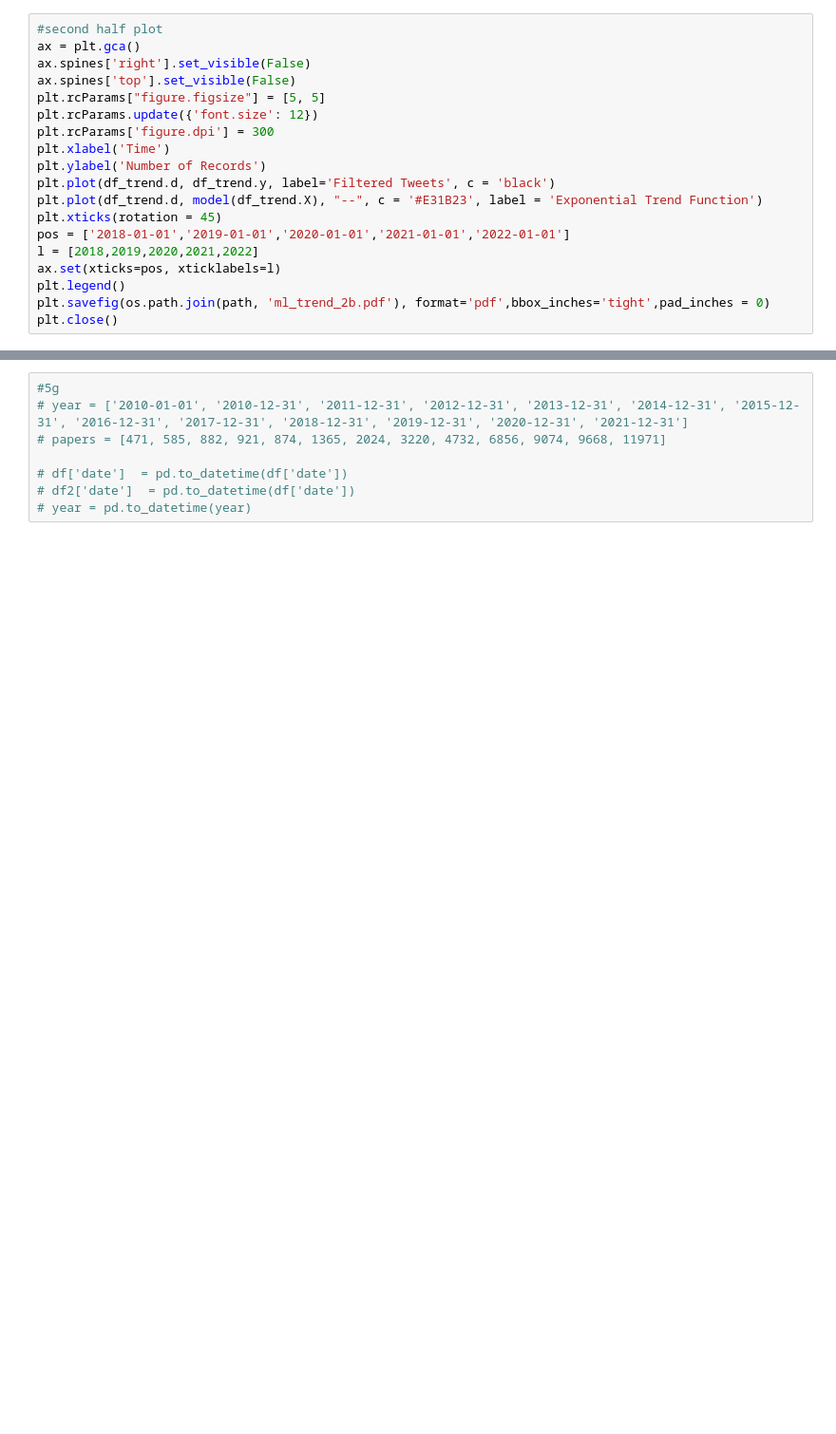
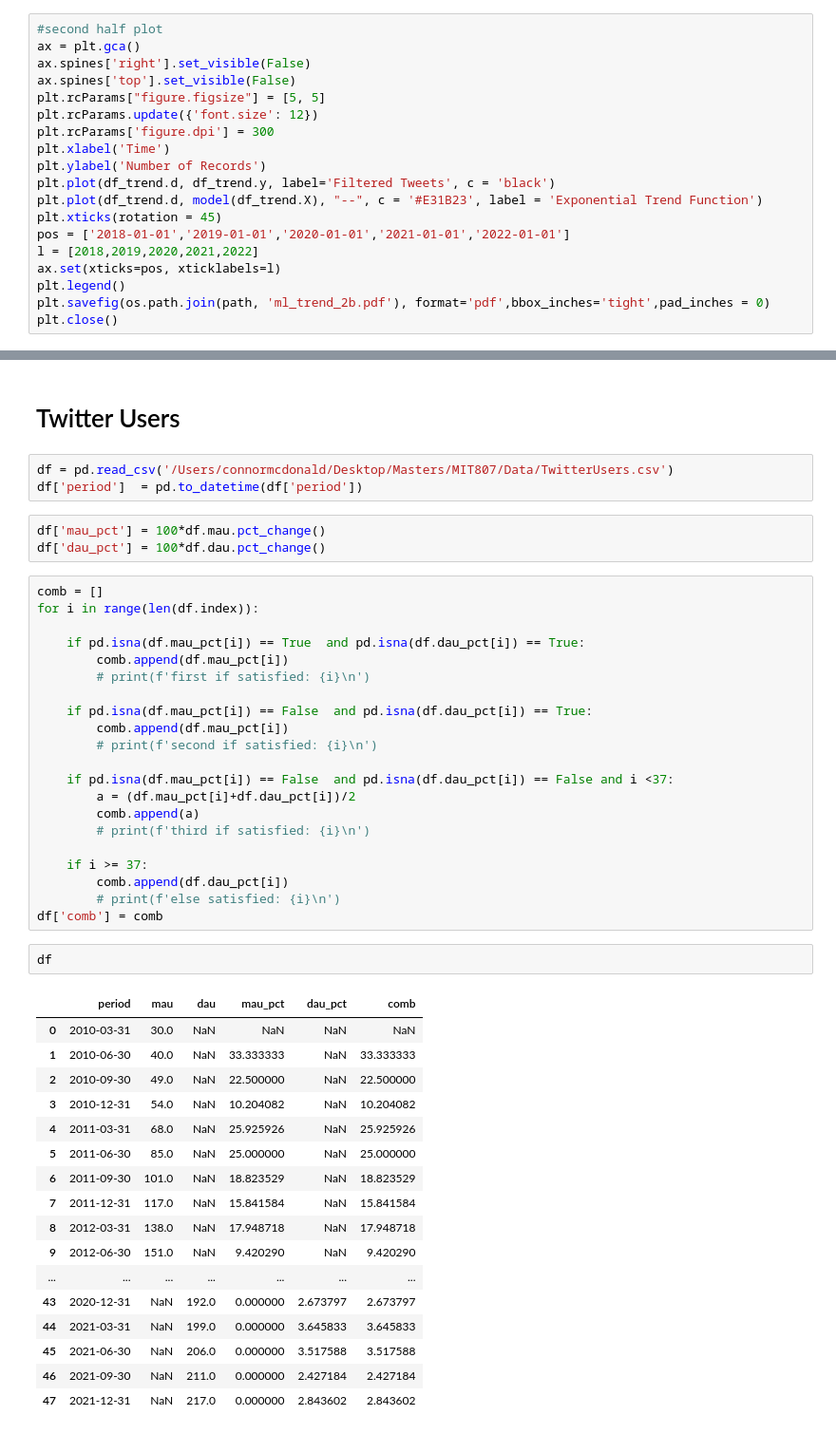
Before and after one commit to Connorrmcd6/Gartner-Hype-Cycle, a Jupyter notebook: Analysis/Notebooks/EDA_ML.ipynb, the cells around one changed output, grey strips where cells are left out. Shown at 95% size. Cells and saved outputs as stored; diff of their text form; blank space fills up the shorter version.

```diff
--- a/Analysis/Notebooks/EDA_ML.ipynb
+++ b/Analysis/Notebooks/EDA_ML.ipynb
@@ -230,8 +221,49 @@ plt.close()
-# %%
-#5g
-# year = ['2010-01-01', '2010-12-31', '2011-12-31', '2012-12-31', '2013-12-31', '2014-12-31', '2015-12-31', '2016-12-31', '2017-12-31', '2018-12-31', '2019-12-31', '2020-12-31', '2021-12-31']
-# papers = [471, 585, 882, 921, 874, 1365, 2024, 3220, 4732, 6856, 9074, 9668, 11971]
-
-# df['date']  = pd.to_datetime(df['date'])
-# df2['date']  = pd.to_datetime(df['date'])
-# year = pd.to_datetime(year)
+# %% [markdown]
+# Twitter Users
+# %%
+df = pd.read_csv('/Users/connormcdonald/Desktop/Masters/MIT807/Data/TwitterUsers.csv')
+df['period']  = pd.to_datetime(df['period'])
+# %%
+df['mau_pct'] = 100*df.mau.pct_change()
+df['dau_pct'] = 100*df.dau.pct_change()
+# %%
+comb = []
+for i in range(len(df.index)):
+
+    if pd.isna(df.mau_pct[i]) == True  and pd.isna(df.dau_pct[i]) == True:
+        comb.append(df.mau_pct[i])
+        # print(f'first if satisfied: {i}\n')
+
+    if pd.isna(df.mau_pct[i]) == False  and pd.isna(df.dau_pct[i]) == True:
+        comb.append(df.mau_pct[i])
+        # print(f'second if satisfied: {i}\n')
+
+    if pd.isna(df.mau_pct[i]) == False  and pd.isna(df.dau_pct[i]) == False and i <37:
+        a = (df.mau_pct[i]+df.dau_pct[i])/2
+        comb.append(a)
+        # print(f'third if satisfied: {i}\n')
+
+    if i >= 37:
+        comb.append(df.dau_pct[i])
+        # print(f'else satisfied: {i}\n')
+df['comb'] = comb
+# %%
+df
+# %% [output]
+|  | period | mau | dau | mau_pct | dau_pct | comb |
+| 0 | 2010-03-31 | 30.0 | NaN | NaN | NaN | NaN |
+| 1 | 2010-06-30 | 40.0 | NaN | 33.333333 | NaN | 33.333333 |
+| 2 | 2010-09-30 | 49.0 | NaN | 22.500000 | NaN | 22.500000 |
+| 3 | 2010-12-31 | 54.0 | NaN | 10.204082 | NaN | 10.204082 |
+| 4 | 2011-03-31 | 68.0 | NaN | 25.925926 | NaN | 25.925926 |
+| 5 | 2011-06-30 | 85.0 | NaN | 25.000000 | NaN | 25.000000 |
+| 6 | 2011-09-30 | 101.0 | NaN | 18.823529 | NaN | 18.823529 |
+| 7 | 2011-12-31 | 117.0 | NaN | 15.841584 | NaN | 15.841584 |
+| 8 | 2012-03-31 | 138.0 | NaN | 17.948718 | NaN | 17.948718 |
+| 9 | 2012-06-30 | 151.0 | NaN | 9.420290 | NaN | 9.420290 |
+| ... | ... | ... | ... | ... | ... | ... |
+| 43 | 2020-12-31 | NaN | 192.0 | 0.000000 | 2.673797 | 2.673797 |
+| 44 | 2021-03-31 | NaN | 199.0 | 0.000000 | 3.645833 | 3.645833 |
+| 45 | 2021-06-30 | NaN | 206.0 | 0.000000 | 3.517588 | 3.517588 |
+| 46 | 2021-09-30 | NaN | 211.0 | 0.000000 | 2.427184 | 2.427184 |
+| 47 | 2021-12-31 | NaN | 217.0 | 0.000000 | 2.843602 | 2.843602 |
```
Also changed, not shown: parts of 20 cells of this notebook, 12 other files.
